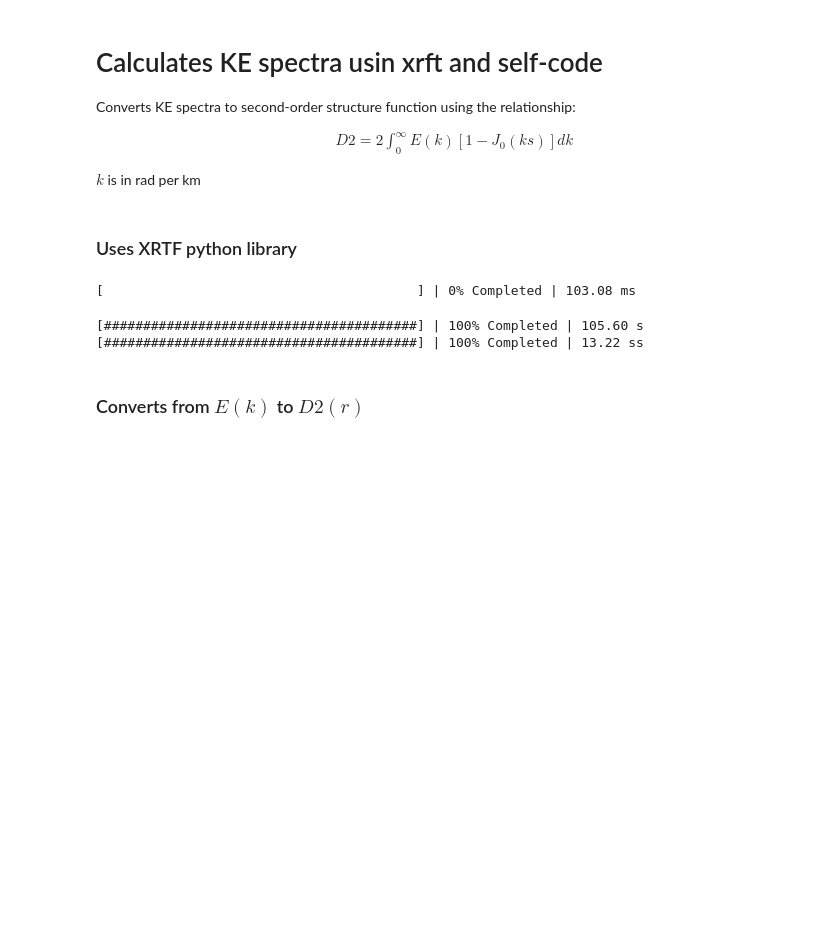
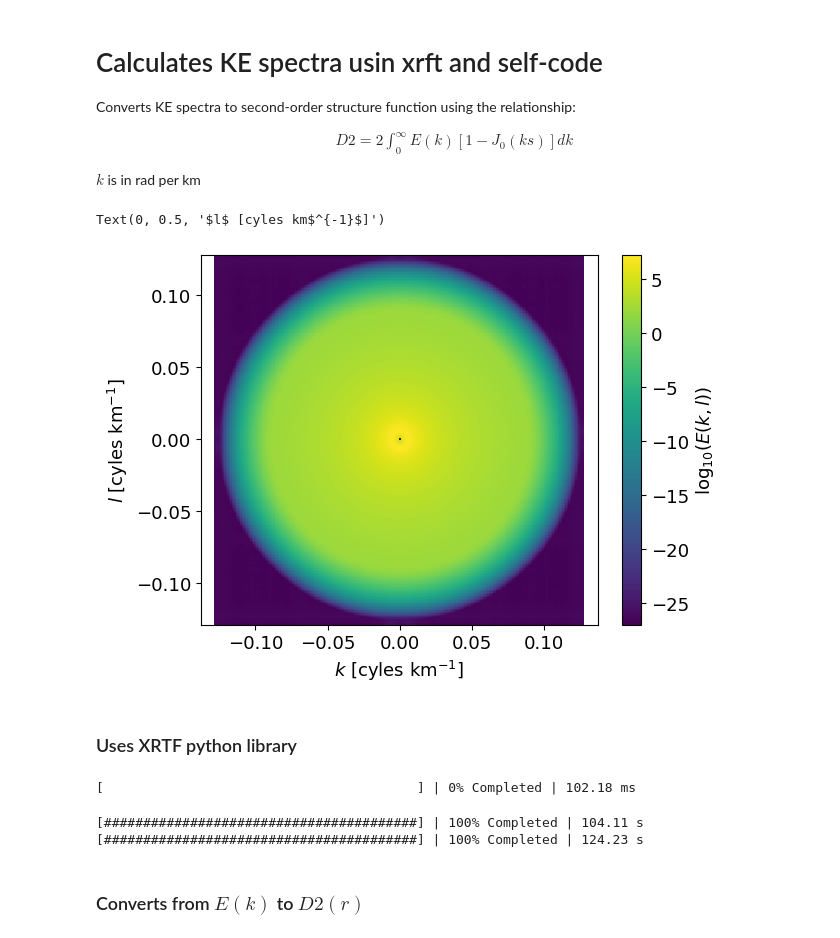
Before and after one commit to manuelogtzv/SF3_RLS, a Jupyter notebook: TwoLayer_QGModel_SFs_Fluxes.ipynb, the cells around one changed output. Saved outputs shown, nothing was run; the diff lists cells and outputs as text; code cells hidden in the pictures; blank space fills up the shorter version.

```diff
--- a/TwoLayer_QGModel_SFs_Fluxes.ipynb
+++ b/TwoLayer_QGModel_SFs_Fluxes.ipynb
@@ -357,3 +377,12 @@ EKEiso, Kiso = Ek2DEkiso(EKEspc, k, l, dk, dl)
+# %%
+plt.pcolormesh(k*1e3, l*1e3, np.log10(np.mean(EKEspc, axis=2)))
+plt.axis('equal')
+plt.colorbar(label='log$_{10}(E(k,l))$')
+plt.xlabel('$k$ [cyles km$^{-1}$]')
+plt.ylabel('$l$ [cyles km$^{-1}$]')
+# %% [output]
+Text(0, 0.5, '$l$ [cyles km$^{-1}$]')
+[figure, added]
 # %% [markdown]
 ### Uses XRTF python library
 # %%
@@ -364,24 +393,24 @@ u0 = u1.chunk({'x': 256, 'y': 256, 'time': 1000})
 v0 = v1.chunk({'x': 256, 'y': 256, 'time': 1000})
 
 uiso0 = xrft.isotropic_power_spectrum(u0, dim=['x','y'],
-                                      window=None, detrend=None, scaling='density')
+                                      window=None, detrend=None)
 viso0 = xrft.isotropic_power_spectrum(v0, dim=['x','y'],
-                                      window=None, detrend=None, scaling='density')
+                                      window=None, detrend=None)
 
 # Removes mean
 uiso0_dm = xrft.isotropic_power_spectrum(u0-u0.mean(dim='time'), dim=['x','y'],
-                                         window=None, detrend=None, scaling='density')
+                                         window=None, detrend=None)
 viso0_dm = xrft.isotropic_power_spectrum(v0-v0.mean(dim='time'), dim=['x','y'],
-                                         window=None, detrend=None, scaling='density')
+                                         window=None, detrend=None)
 
 with ProgressBar():
     # KE isotropic wavenumber spectrum
     ekeiso0 = .5*(uiso0 + viso0).compute()
     ekeiso0_dm = 0.5*(uiso0_dm + viso0_dm).compute()
 # %% [output]
-[                                        ] | 0% Completed | 103.08 ms
+[                                        ] | 0% Completed | 102.18 ms
-[########################################] | 100% Completed | 105.60 s
-[########################################] | 100% Completed | 13.22 ss
+[########################################] | 100% Completed | 104.11 s
+[########################################] | 100% Completed | 124.23 s
 # %% [markdown]
 ### Converts from $E(k)$ to $D2(r)$
 # %%
```
Also changed, not shown: parts of 21 cells of this notebook, 1 other file.
